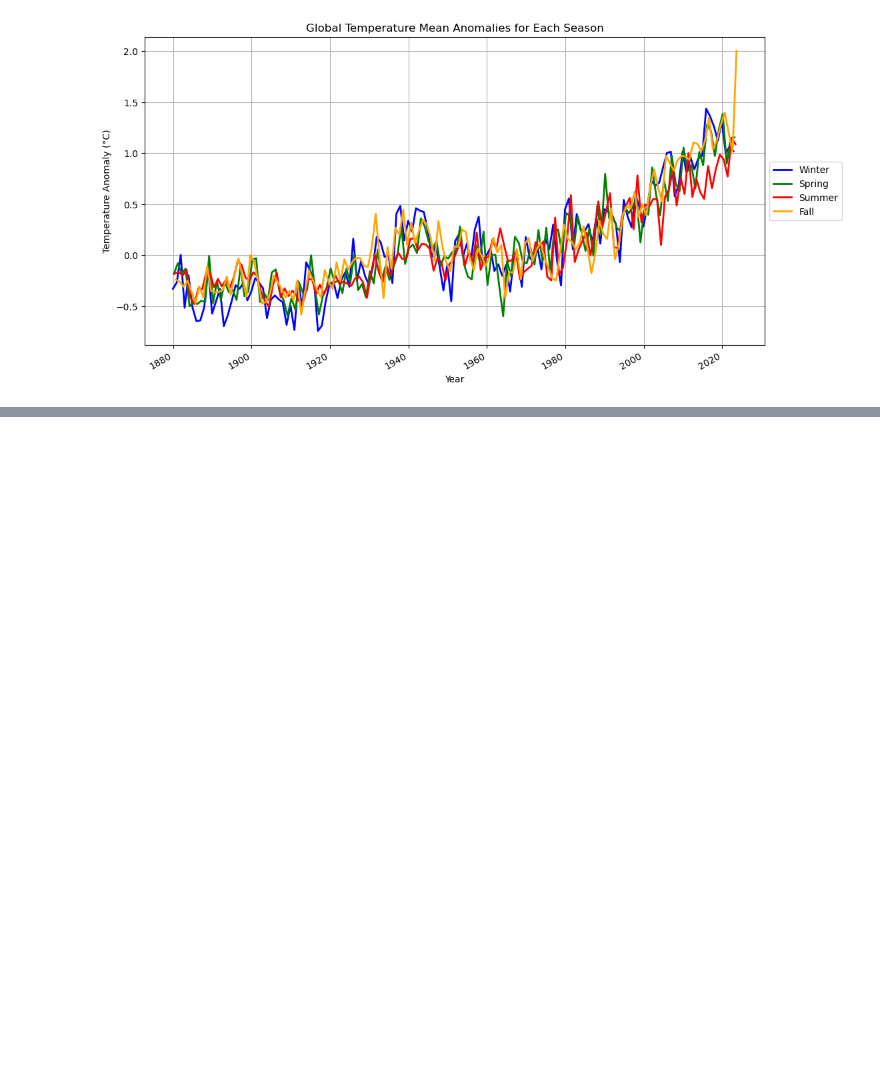
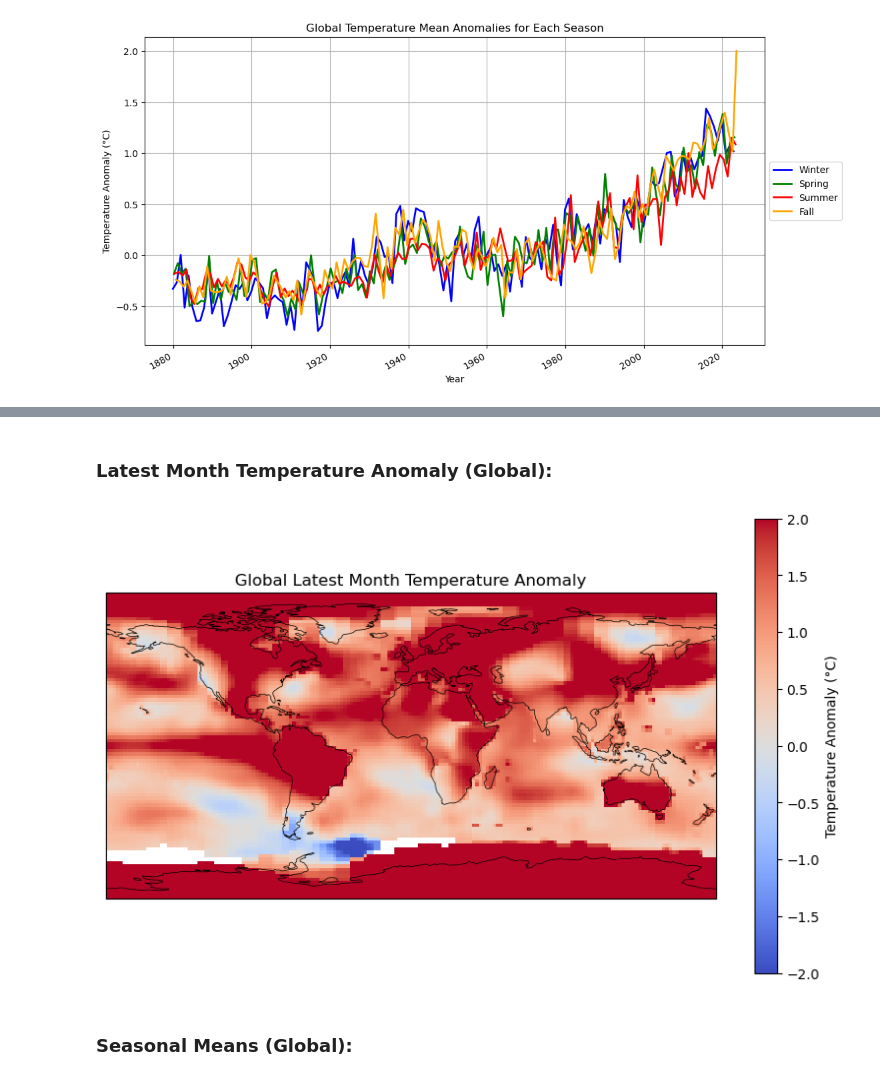
Before and after one commit to ajoherron/GISTEMP_rewrite, a Jupyter notebook: GISTEMP Visualizations.ipynb, the cells around one changed output, grey strips where cells are left out. Cells and saved outputs as stored; diff of their text form; code cells hidden in the pictures; blank space fills up the shorter version.

```diff
--- a/GISTEMP Visualizations.ipynb
+++ b/GISTEMP Visualizations.ipynb
@@ -320,0 +311,2 @@ plt.show()
+# %% [markdown]
+### Latest Month Temperature Anomaly (Global):
@@ -320,0 +318,27 @@ plt.show()
+# %%
+# Load GISTEMP data
+file = "gistemp1200_GHCNv4_ERSSTv5.nc"
+combined_temp_ds = xr.open_dataset(file)
+
+# Extract global temperature data
+global_temperature_data = combined_temp_ds['tempanomaly']
+
+# Select the latest month
+latest_month_temp_global = global_temperature_data.isel(time=-1)
+# %%
+# Plot the static map
+fig, ax = plt.subplots(subplot_kw={'projection': ccrs.PlateCarree()}, figsize=(10, 6))
+cax = ax.pcolormesh(latest_month_temp_global.lon, latest_month_temp_global.lat, latest_month_temp_global, shading='auto', cmap='coolwarm', vmin=-2, vmax=2)
+fig.colorbar(cax, label='Temperature Anomaly (°C)')
+
+# Add coastlines
+ax.add_feature(cfeature.COASTLINE, linestyle='-', edgecolor='black', linewidth=0.5)
+
+# Set title
+ax.set_title('Global Latest Month Temperature Anomaly')
+
+plt.show()
+# %% [output]
+[figure, added]
+# %% [markdown]
+### Seasonal Means (Global):
```
Also changed, not shown: parts of 62 cells of this notebook.
